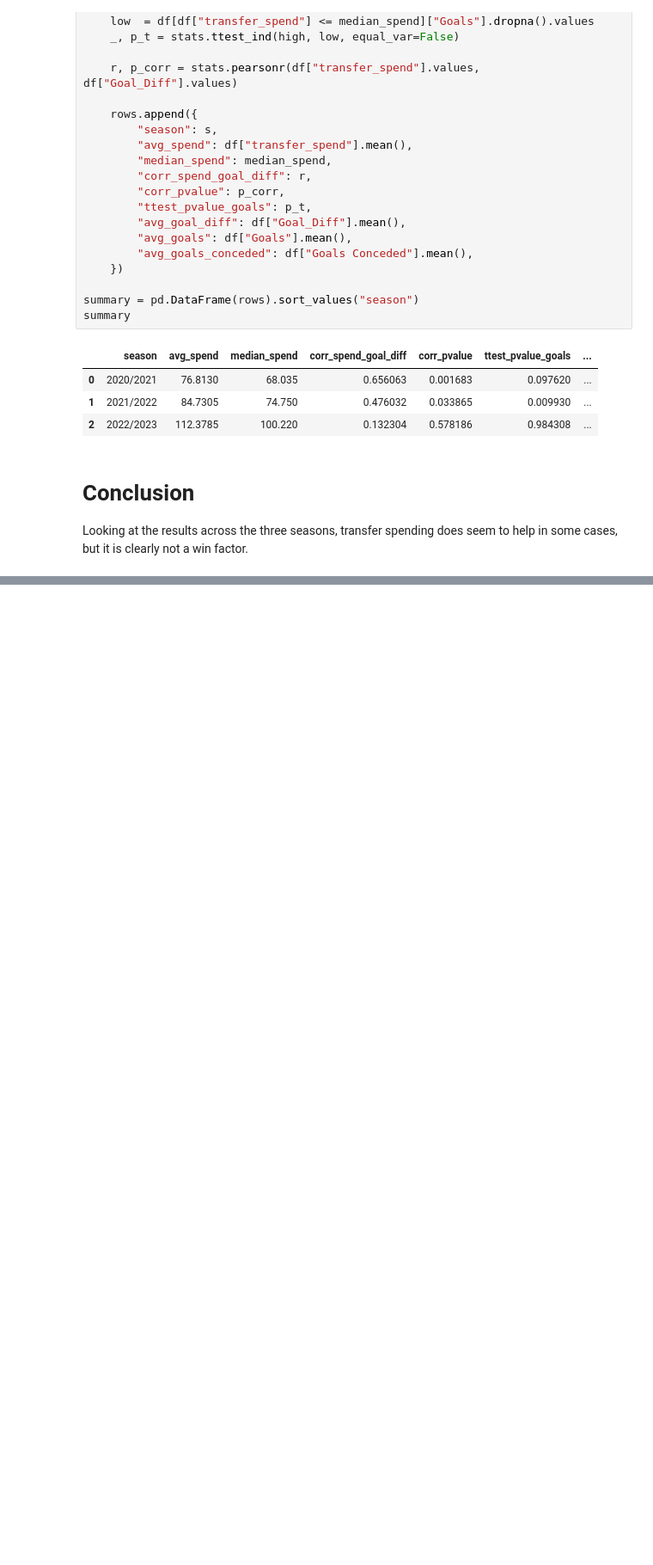
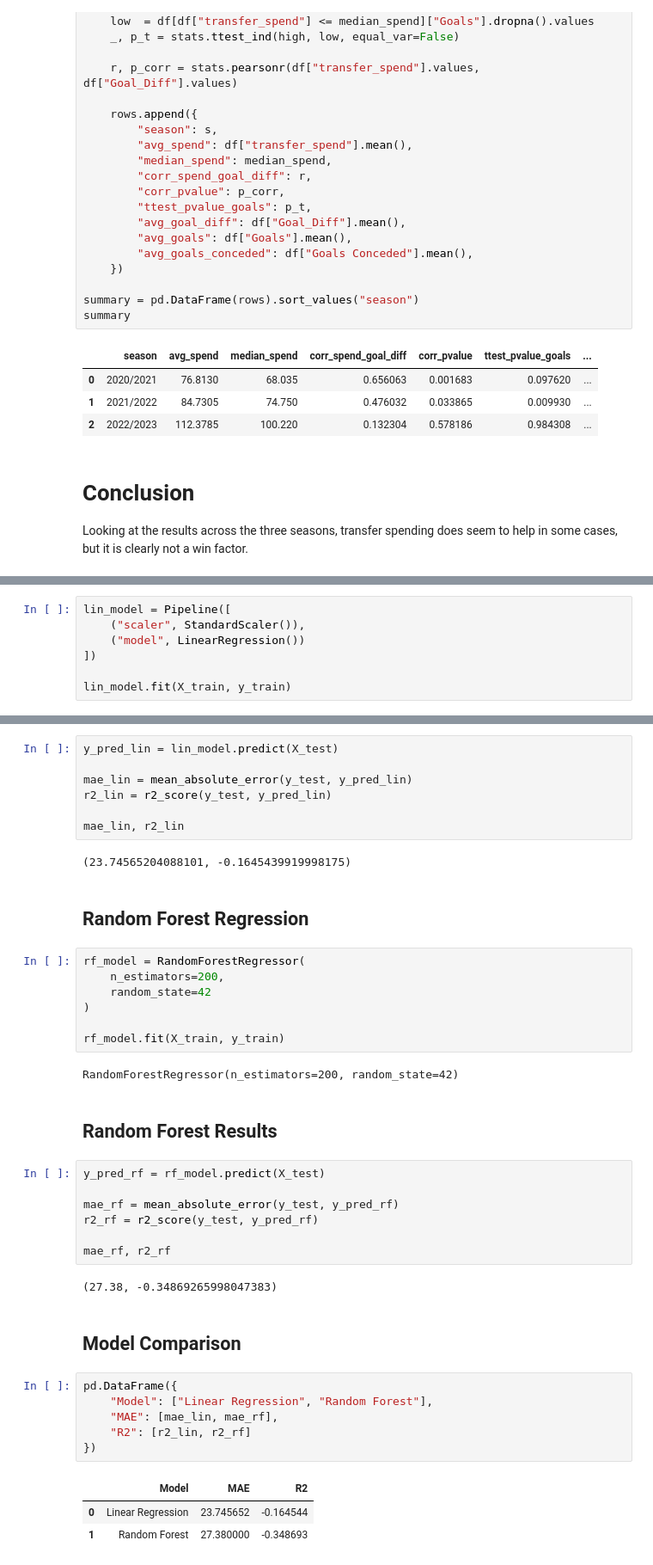
Before and after one commit to umuttekinalp/intro-datascience, a Jupyter notebook: analysis.ipynb, the cells around one changed output, grey strips where cells are left out. Shown at 86% size. Drawn from its saved outputs; the diff is of its cells as text; blank space fills up the shorter version.

```diff
--- a/analysis.ipynb
+++ b/analysis.ipynb
@@ -479,0 +479,7 @@ some cases, but it is clearly not a win factor.
+# %%
+lin_model = Pipeline([
+    ("scaler", StandardScaler()),
+    ("model", LinearRegression())
+])
+
+lin_model.fit(X_train, y_train)
@@ -479,0 +490,43 @@ some cases, but it is clearly not a win factor.
+# %%
+y_pred_lin = lin_model.predict(X_test)
+
+mae_lin = mean_absolute_error(y_test, y_pred_lin)
+r2_lin = r2_score(y_test, y_pred_lin)
+
+mae_lin, r2_lin
+# %% [output]
+(23.74565204088101, -0.1645439919998175)
+# %% [markdown]
+## Random Forest Regression
+# %%
+rf_model = RandomForestRegressor(
+    n_estimators=200,
+    random_state=42
+)
+
+rf_model.fit(X_train, y_train)
+# %% [output]
+RandomForestRegressor(n_estimators=200, random_state=42)
+# %% [markdown]
+## Random Forest Results
+# %%
+y_pred_rf = rf_model.predict(X_test)
+
+mae_rf = mean_absolute_error(y_test, y_pred_rf)
+r2_rf = r2_score(y_test, y_pred_rf)
+
+mae_rf, r2_rf
+# %% [output]
+(27.38, -0.34869265998047383)
+# %% [markdown]
+## Model Comparison
+# %%
+pd.DataFrame({
+    "Model": ["Linear Regression", "Random Forest"],
+    "MAE": [mae_lin, mae_rf],
+    "R2": [r2_lin, r2_rf]
+})
+# %% [output]
+|  | Model | MAE | R2 |
+| 0 | Linear Regression | 23.745652 | -0.164544 |
+| 1 | Random Forest | 27.380000 | -0.348693 |
```
Also changed, not shown: parts of 11 cells of this notebook.
